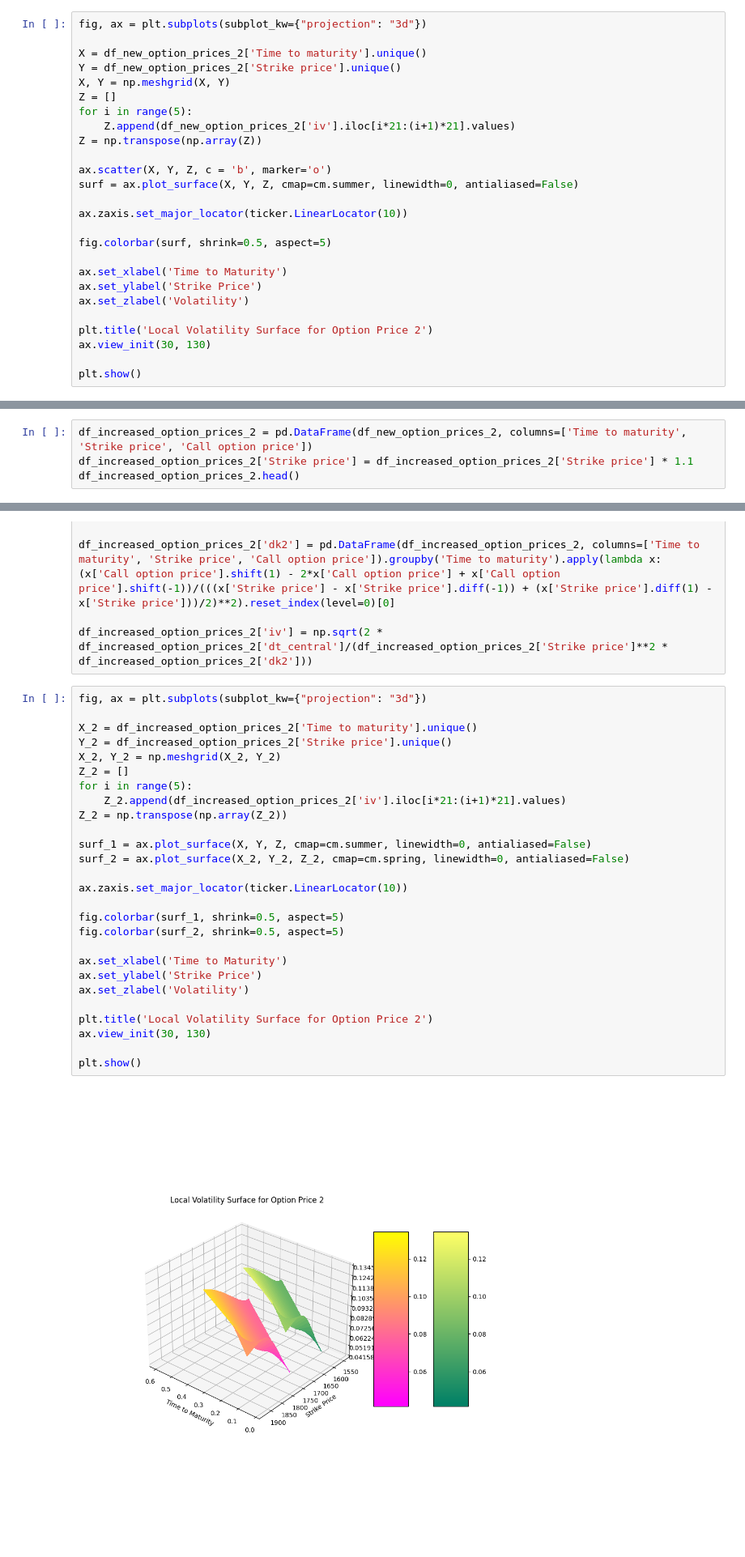
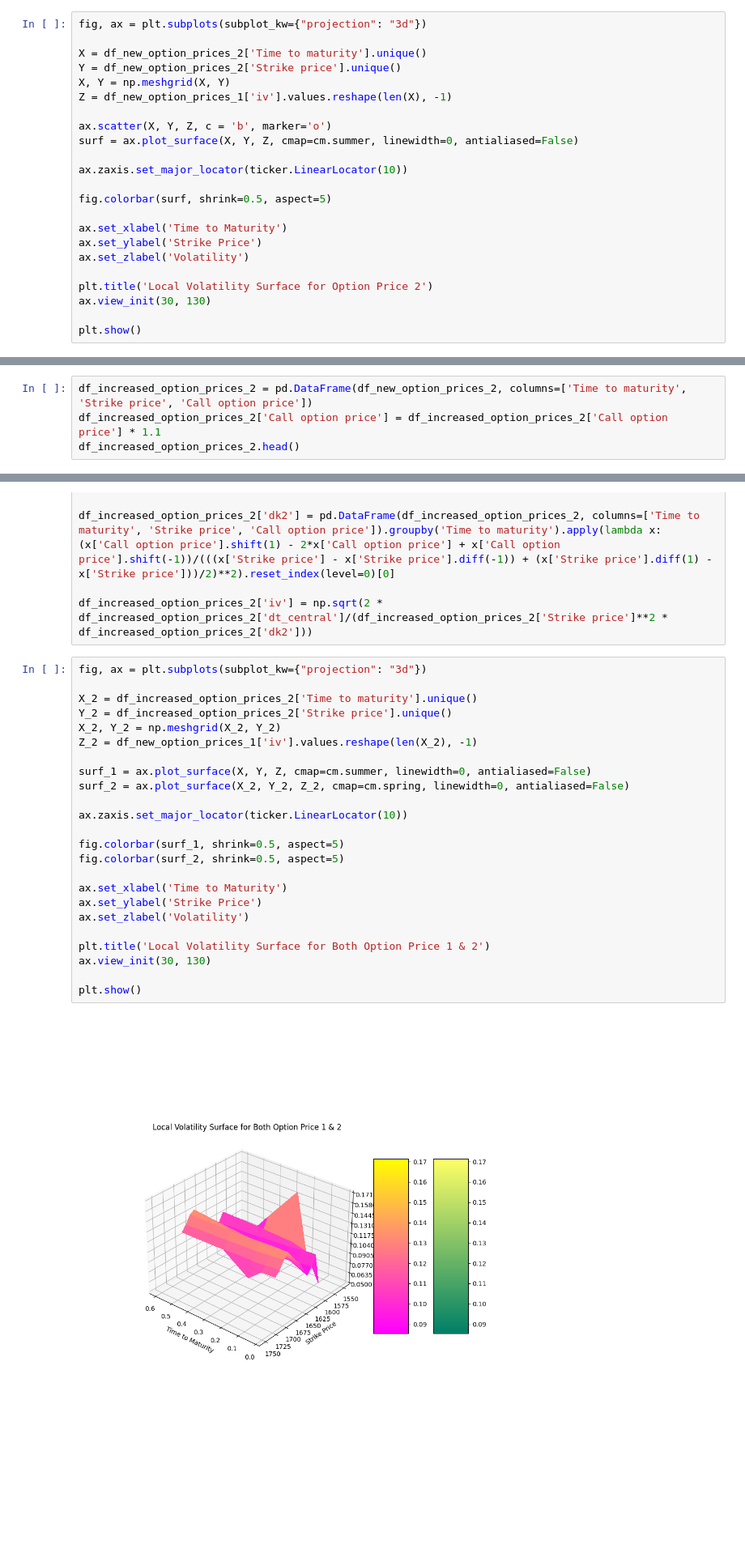
Before and after one commit to pangjunrong/KTH-Local-Volatility-Estimation, a Jupyter notebook: Project-1.ipynb, the cells around one changed output, grey strips where cells are left out. Shown at 81% size. Drawn from its saved outputs; the diff is of its cells as text; blank space fills up the shorter version.

```diff
--- a/Project-1.ipynb
+++ b/Project-1.ipynb
@@ -188,10 +185,7 @@ fig, ax = plt.subplots(subplot_kw={"projection": "3d"})
 X = df_new_option_prices_2['Time to maturity'].unique()
 Y = df_new_option_prices_2['Strike price'].unique()
 X, Y = np.meshgrid(X, Y)
-Z = []
-for i in range(5):
-    Z.append(df_new_option_prices_2['iv'].iloc[i*21:(i+1)*21].values)
-Z = np.transpose(np.array(Z))
+Z = df_new_option_prices_1['iv'].values.reshape(len(X), -1)
 
 ax.scatter(X, Y, Z, c = 'b', marker='o')
 surf = ax.plot_surface(X, Y, Z, cmap=cm.summer, linewidth=0, antialiased=False)
@@ -222,7 +216,7 @@ df_increased_option_prices_2.head()
 | 4 | 0.021918 | 1590 | 36.881 |
 # %%
 df_increased_option_prices_2 = pd.DataFrame(df_new_option_prices_2, columns=['Time to maturity', 'Strike price', 'Call option price'])
-df_increased_option_prices_2['Strike price'] = df_increased_option_prices_2['Strike price'] * 1.1
+df_increased_option_prices_2['Call option price'] = df_increased_option_prices_2['Call option price'] * 1.1
 df_increased_option_prices_2.head()
 # %% [output]
 |  | Time to maturity | Strike price | Call option price |
@@ -240,29 +234,26 @@ df_increased_option_prices_2['iv'] = np.sqrt(2 * df_increased_option_prices_2['d
 # %%
 fig, ax = plt.subplots(subplot_kw={"projection": "3d"})
 
 X_2 = df_increased_option_prices_2['Time to maturity'].unique()
 Y_2 = df_increased_option_prices_2['Strike price'].unique()
 X_2, Y_2 = np.meshgrid(X_2, Y_2)
-Z_2 = []
-for i in range(5):
-    Z_2.append(df_increased_option_prices_2['iv'].iloc[i*21:(i+1)*21].values)
-Z_2 = np.transpose(np.array(Z_2))
+Z_2 = df_new_option_prices_1['iv'].values.reshape(len(X_2), -1)
 
 surf_1 = ax.plot_surface(X, Y, Z, cmap=cm.summer, linewidth=0, antialiased=False)
 surf_2 = ax.plot_surface(X_2, Y_2, Z_2, cmap=cm.spring, linewidth=0, antialiased=False)
 
 ax.zaxis.set_major_locator(ticker.LinearLocator(10))
 
 fig.colorbar(surf_1, shrink=0.5, aspect=5)
 fig.colorbar(surf_2, shrink=0.5, aspect=5)
 
 ax.set_xlabel('Time to Maturity')
 ax.set_ylabel('Strike Price')
 ax.set_zlabel('Volatility')
 
-plt.title('Local Volatility Surface for Option Price 2')
+plt.title('Local Volatility Surface for Both Option Price 1 & 2')
 ax.view_init(30, 130)
 
 plt.show()
 # %% [output]
-[figure, old version]
+[figure, new version]
```
Also changed, not shown: parts of 3 cells of this notebook.
